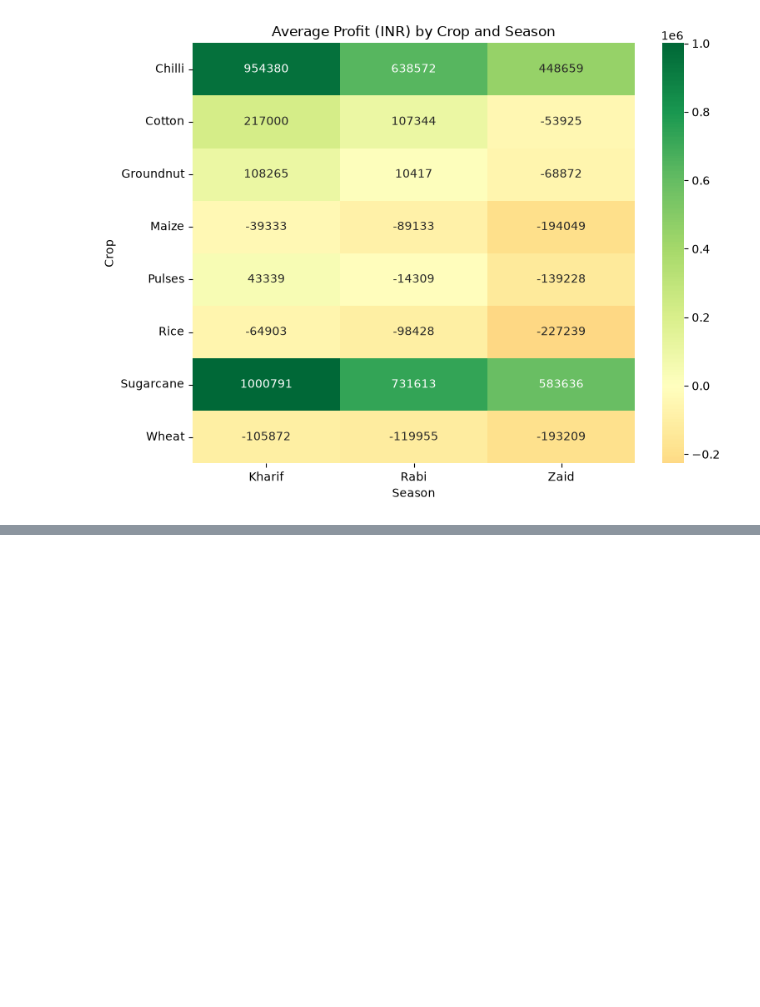
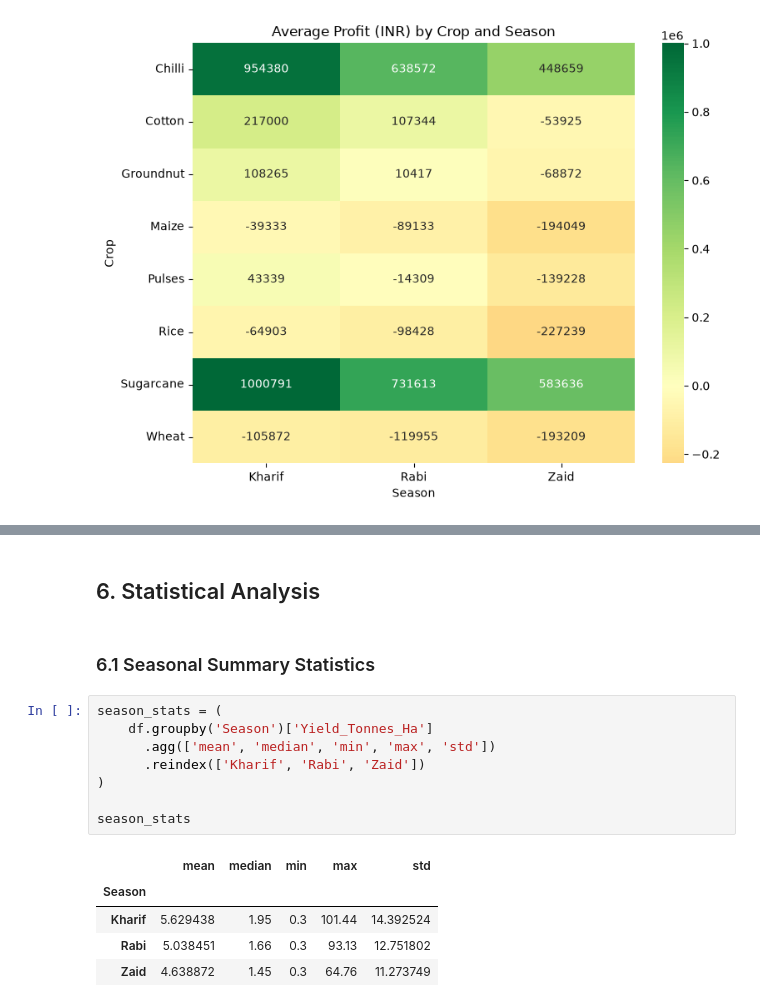
Before and after one commit to Swoasti07/Seasonal-Agriculture-Performance-Analysis, a Jupyter notebook: Seasonal_agriculture_analysis.ipynb, the cells around one changed output, grey strips where cells are left out. Cells and saved outputs as stored; diff of their text form; blank space fills up the shorter version.

Commit message:
Made some final changes with the analysis

```diff
--- a/Seasonal_agriculture_analysis.ipynb
+++ b/Seasonal_agriculture_analysis.ipynb
@@ -309,0 +333,18 @@ plt.show()
+# %% [markdown]
+## 6. Statistical Analysis
+# %% [markdown]
+### 6.1 Seasonal Summary Statistics
+# %%
+season_stats = (
+    df.groupby('Season')['Yield_Tonnes_Ha']
+      .agg(['mean', 'median', 'min', 'max', 'std'])
+      .reindex(['Kharif', 'Rabi', 'Zaid'])
+)
+
+season_stats
+# %% [output]
+|  | mean | median | min | max | std |
+| Season |  |  |  |  |  |
+| Kharif | 5.629438 | 1.95 | 0.3 | 101.44 | 14.392524 |
+| Rabi | 5.038451 | 1.66 | 0.3 | 93.13 | 12.751802 |
+| Zaid | 4.638872 | 1.45 | 0.3 | 64.76 | 11.273749 |
```
Also changed, not shown: parts of 6 cells of this notebook.
